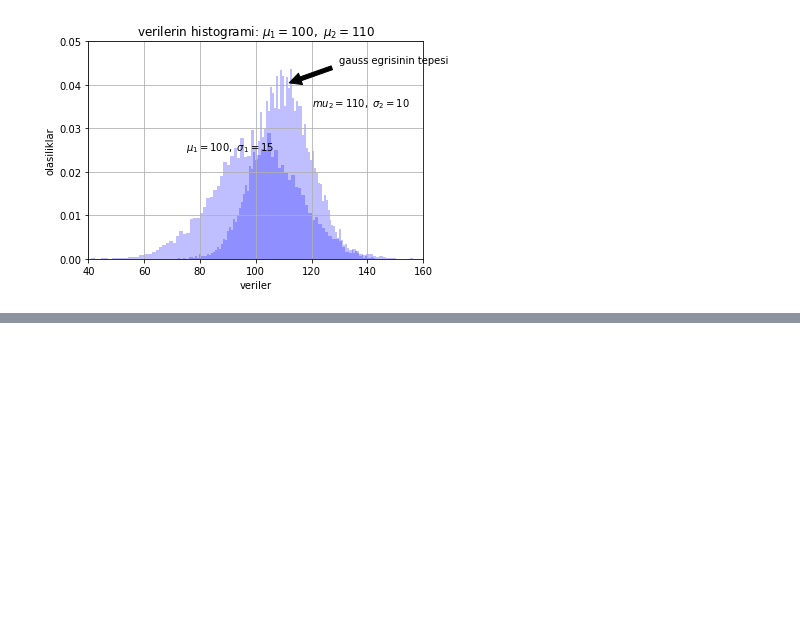
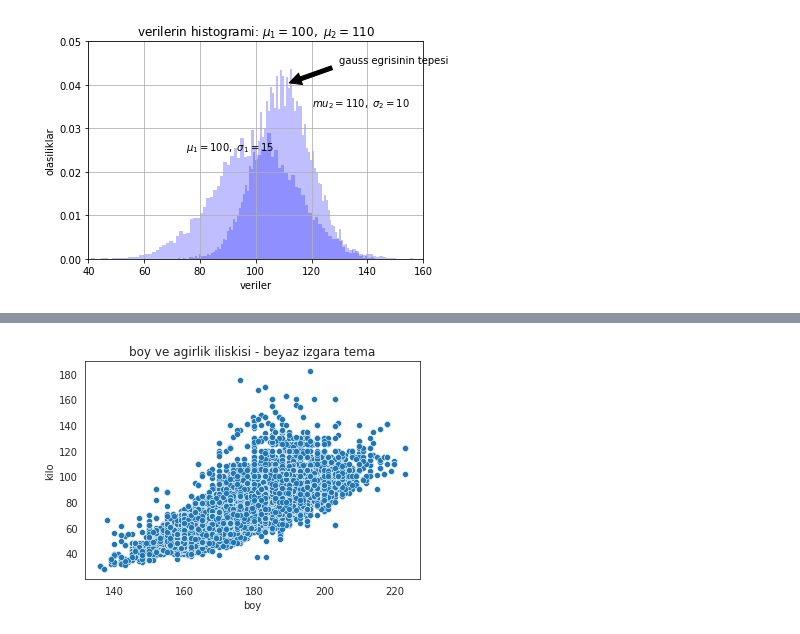
Before and after one commit to mertdot/athlete-events-1896-2016-data-discovery-with-seaborn, a Jupyter notebook: python-ile-veri-gorsellestirme-5-2-120-yillik-olimpiyat-tarihi-veri-seti.ipynb, the cells around one changed output, grey strips where cells are left out. Cells and saved outputs as stored; diff of their text form; code cells hidden in the pictures; blank space fills up the shorter version.

```diff
--- a/python-ile-veri-gorsellestirme-5-2-120-yillik-olimpiyat-tarihi-veri-seti.ipynb
+++ b/python-ile-veri-gorsellestirme-5-2-120-yillik-olimpiyat-tarihi-veri-seti.ipynb
@@ -115,0 +176,5 @@ plt.show()
+# %%
+sns.set_style("white")
+sacilimGrafikCiz()
+# %% [output]
+[figure, added]
```
Also changed, not shown: parts of 13 cells of this notebook.
